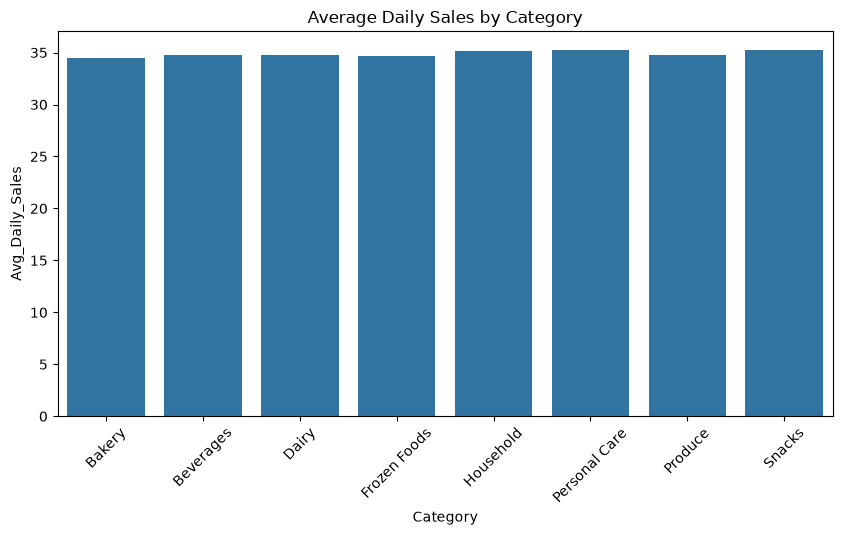
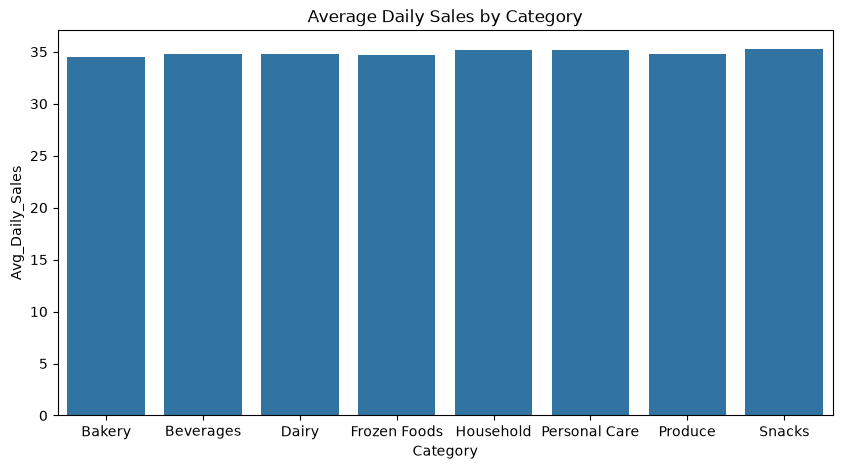
Unified diff of the notebook cell whose output changed from the first chart to the second:
--- before
+++ after
@@ -6,9 +6,8 @@
     data=category_sales,
     x="Category",
-    y="Avg_Daily_Sales"
+    y="Avg_Daily_Sales"a
 )
 
 plt.title("Average Daily Sales by Category")
-plt.xticks(rotation=45)
 
 plt.savefig(

Commit: Updated notebooks after review